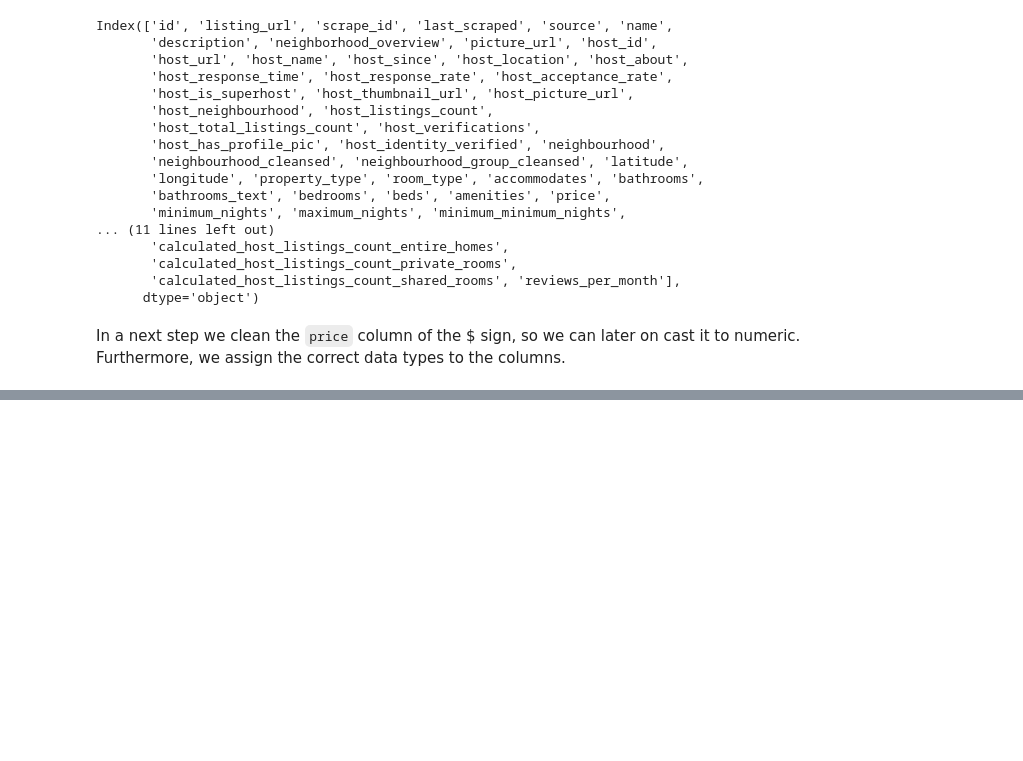
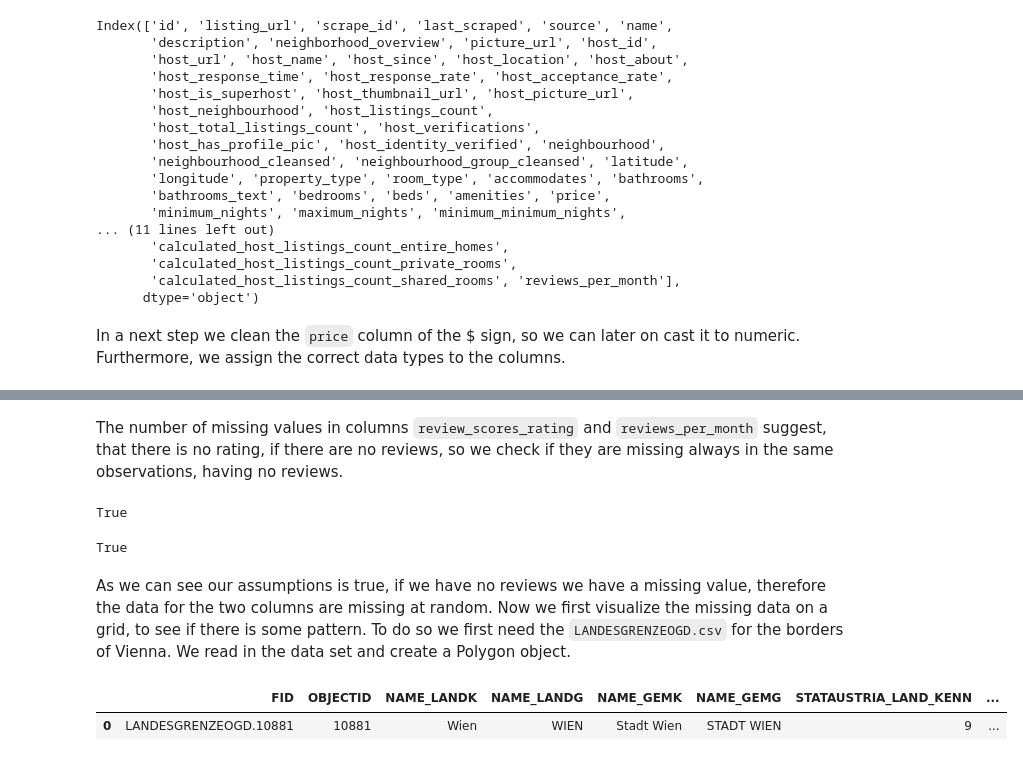
Before and after one commit to EderChri/DOPP, a Jupyter notebook: Group_17.ipynb, the cells around one changed output, grey strips where cells are left out. Saved outputs shown, nothing was run; the diff lists cells and outputs as text; code cells hidden in the pictures; blank space fills up the shorter version.

```diff
--- a/Group_17.ipynb
+++ b/Group_17.ipynb
@@ -114,0 +148,25 @@ listings_cleaned['price_per_person'] = listings_cleaned['price']/listings_cleane
+# %% [markdown]
+The number of missing values in columns `review_scores_rating` and `reviews_per_month` suggest, that there is no rating, if there are no reviews, so we check if they are missing always in the same observations, having no reviews.
+# %%
+all(listings_cleaned['review_scores_rating'].isna() == listings_cleaned["reviews_per_month"].isna())
+# %% [output]
+True
+# %%
+all(listings_cleaned['review_scores_rating'].isna() == (listings_cleaned['number_of_reviews'] == 0))
+# %% [output]
+True
+# %% [markdown]
+As we can see our assumptions is true, if we have no reviews we have a missing value, therefore the data for the two columns are missing at random. Now we first visualize the missing data on a grid, to see if there is some pattern. To do so we first need the `LANDESGRENZEOGD.csv` for the borders of Vienna. We read in the data set and create a Polygon object.
+# %%
+vienna_border = pd.read_csv("data/LANDESGRENZEOGD.csv")
+
+def create_polygon(x):
+    x['Polygon'] = shapely.wkt.loads(x['SHAPE'])
+    return x
+
+vienna_border = vienna_border.apply(lambda x: create_polygon(x), axis=1)
+vienna_border.drop("SHAPE", inplace=True, axis=1)
+vienna_border.head()
+# %% [output]
+|  | FID | OBJECTID | NAME_LANDK | NAME_LANDG | NAME_GEMK | NAME_GEMG | STATAUSTRIA_LAND_KENN | ... |
+| 0 | LANDESGRENZEOGD.10881 | 10881 | Wien | WIEN | Stadt Wien | STADT WIEN | 9 | ... |
```
Also changed, not shown: parts of 31 cells of this notebook.
